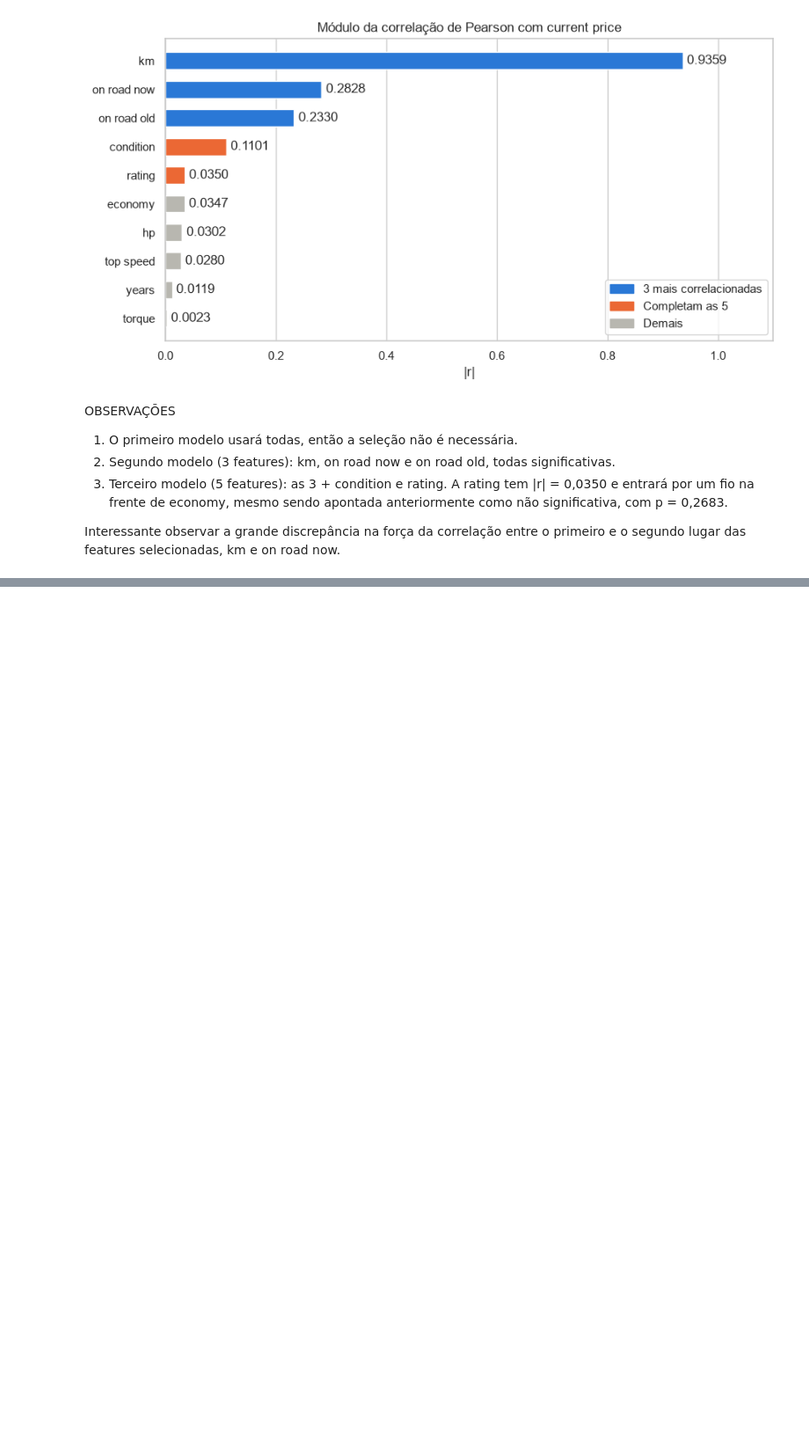
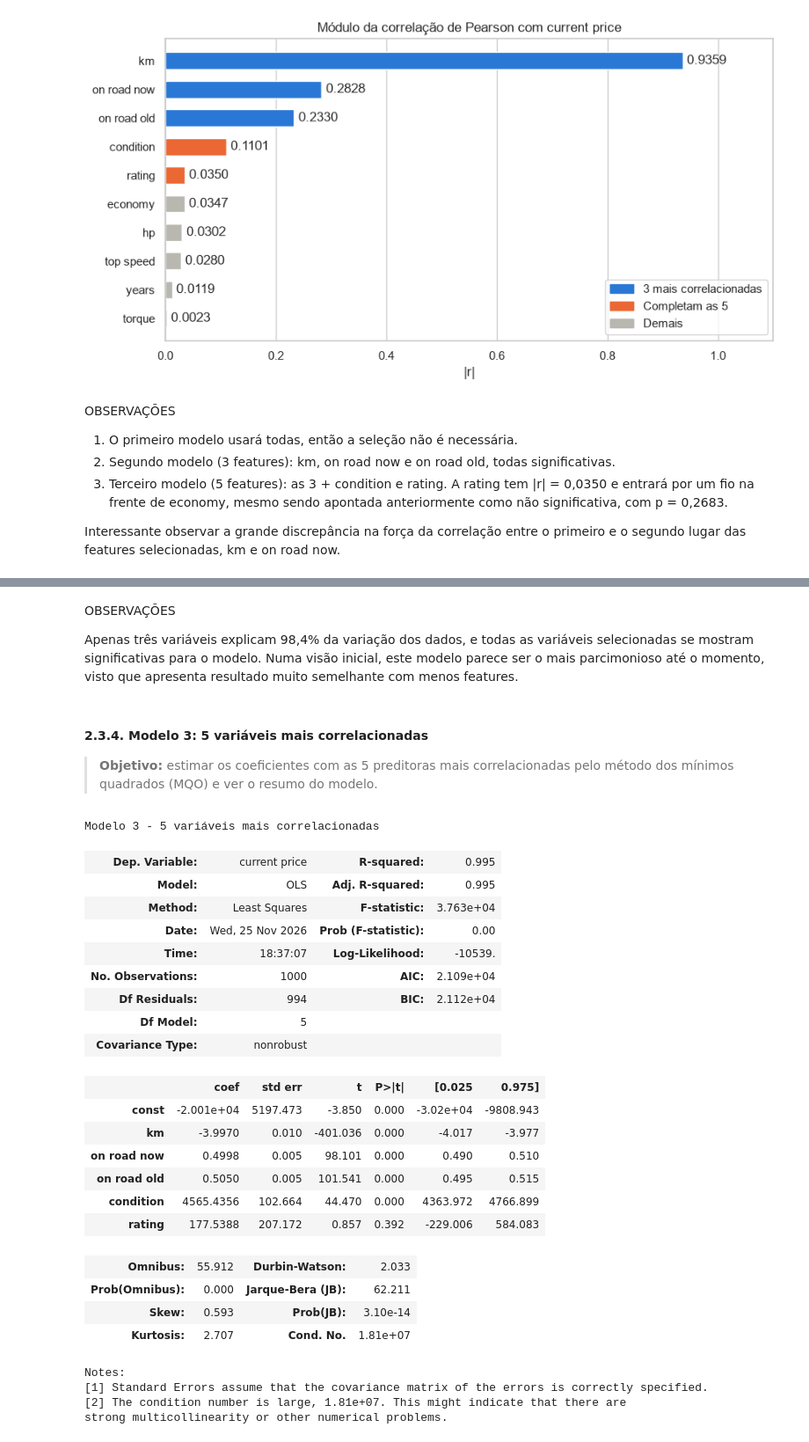
Before and after one commit to joaopdroslv/modelos-de-regressao-pucminas, a Jupyter notebook: Atividades/Lista_1/notebooks/Lista_1 - Análises.ipynb, the cells around one changed output, grey strips where cells are left out. Shown at 88% size. Cells and saved outputs as stored; diff of their text form; code cells hidden in the pictures; blank space fills up the shorter version.

```diff
--- a/Atividades/Lista_1/notebooks/Lista_1 - Análises.ipynb
+++ b/Atividades/Lista_1/notebooks/Lista_1 - Análises.ipynb
@@ -1175,0 +1276,37 @@ Interessante observar a grande discrepância na força da correlação entre o p
+# %% [markdown]
+OBSERVAÇÕES
+
+Apenas três variáveis explicam 98,4% da variação dos dados, e todas as variáveis selecionadas se mostram significativas para o modelo. Numa visão inicial, este modelo parece ser o mais parcimonioso até o momento, visto que apresenta resultado muito semelhante com menos features.
+# %% [markdown]
+#### 2.3.4. Modelo 3: 5 variáveis mais correlacionadas
+
+> **Objetivo:** estimar os coeficientes com as 5 preditoras mais correlacionadas pelo método dos mínimos quadrados (MQO) e ver o resumo do modelo.
+# %%
+modelo_carros_3 = sm.OLS(y_carros, X_carros_3).fit()
+modelo_carros_3.summary(title='Modelo 3 - 5 variáveis mais correlacionadas')
+# %% [output]
+Modelo 3 - 5 variáveis mais correlacionadas
+| Dep. Variable: | current price | R-squared: | 0.995 |
+| Model: | OLS | Adj. R-squared: | 0.995 |
+| Method: | Least Squares | F-statistic: | 3.763e+04 |
+| Date: | Wed, 25 Nov 2026 | Prob (F-statistic): | 0.00 |
+| Time: | 18:37:07 | Log-Likelihood: | -10539. |
+| No. Observations: | 1000 | AIC: | 2.109e+04 |
+| Df Residuals: | 994 | BIC: | 2.112e+04 |
+| Df Model: | 5 |  |  |
+| Covariance Type: | nonrobust |  |  |
+|  | coef | std err | t | P>|t| | [0.025 | 0.975] |
+| const | -2.001e+04 | 5197.473 | -3.850 | 0.000 | -3.02e+04 | -9808.943 |
+| km | -3.9970 | 0.010 | -401.036 | 0.000 | -4.017 | -3.977 |
+| on road now | 0.4998 | 0.005 | 98.101 | 0.000 | 0.490 | 0.510 |
+| on road old | 0.5050 | 0.005 | 101.541 | 0.000 | 0.495 | 0.515 |
+| condition | 4565.4356 | 102.664 | 44.470 | 0.000 | 4363.972 | 4766.899 |
+| rating | 177.5388 | 207.172 | 0.857 | 0.392 | -229.006 | 584.083 |
+| Omnibus: | 55.912 | Durbin-Watson: | 2.033 |
+| Prob(Omnibus): | 0.000 | Jarque-Bera (JB): | 62.211 |
+| Skew: | 0.593 | Prob(JB): | 3.10e-14 |
+| Kurtosis: | 2.707 | Cond. No. | 1.81e+07 |
+Notes:
+[1] Standard Errors assume that the covariance matrix of the errors is correctly specified.
+[2] The condition number is large, 1.81e+07. This might indicate that there are
+strong multicollinearity or other numerical problems.
```
Also changed, not shown: parts of 16 cells of this notebook.
